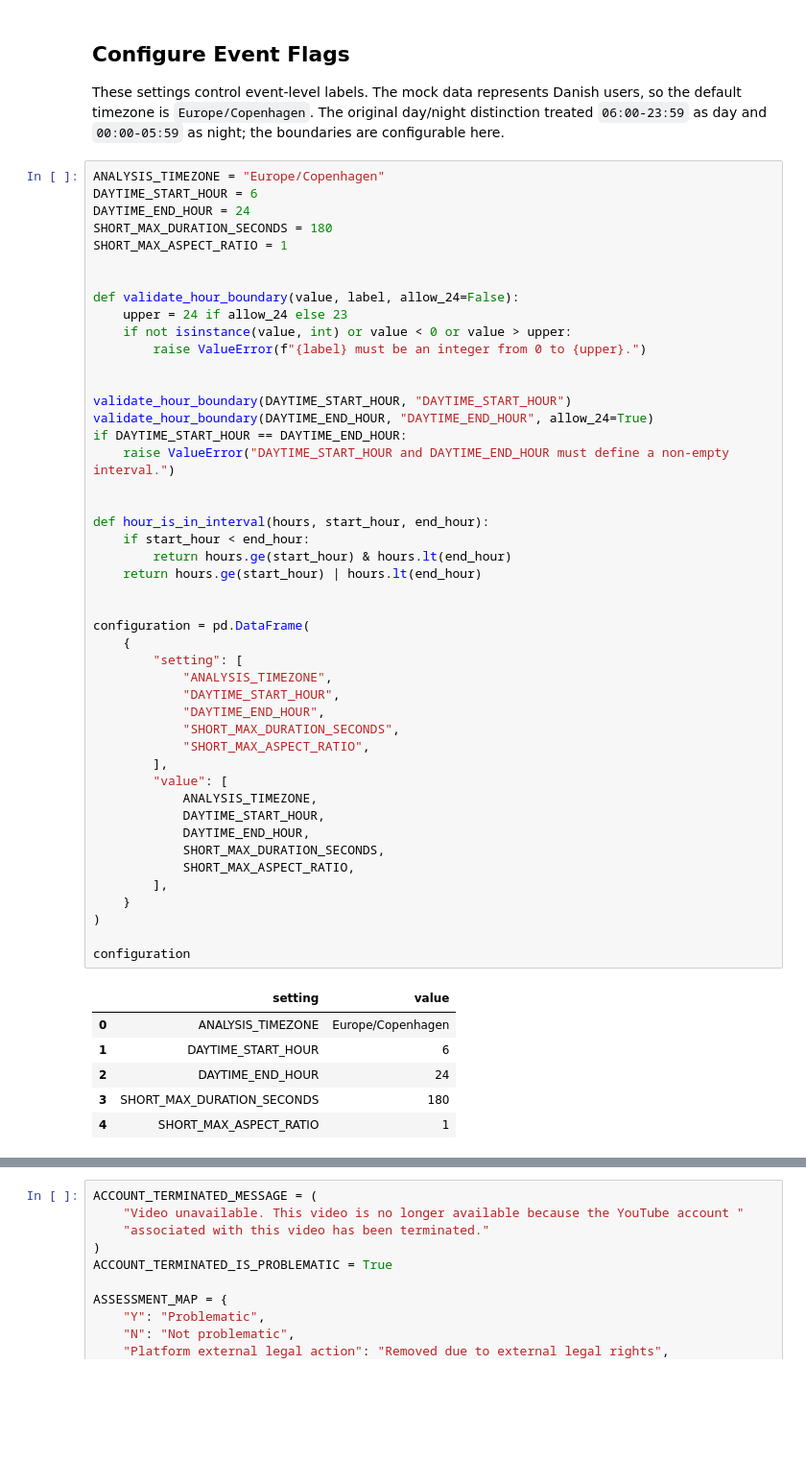
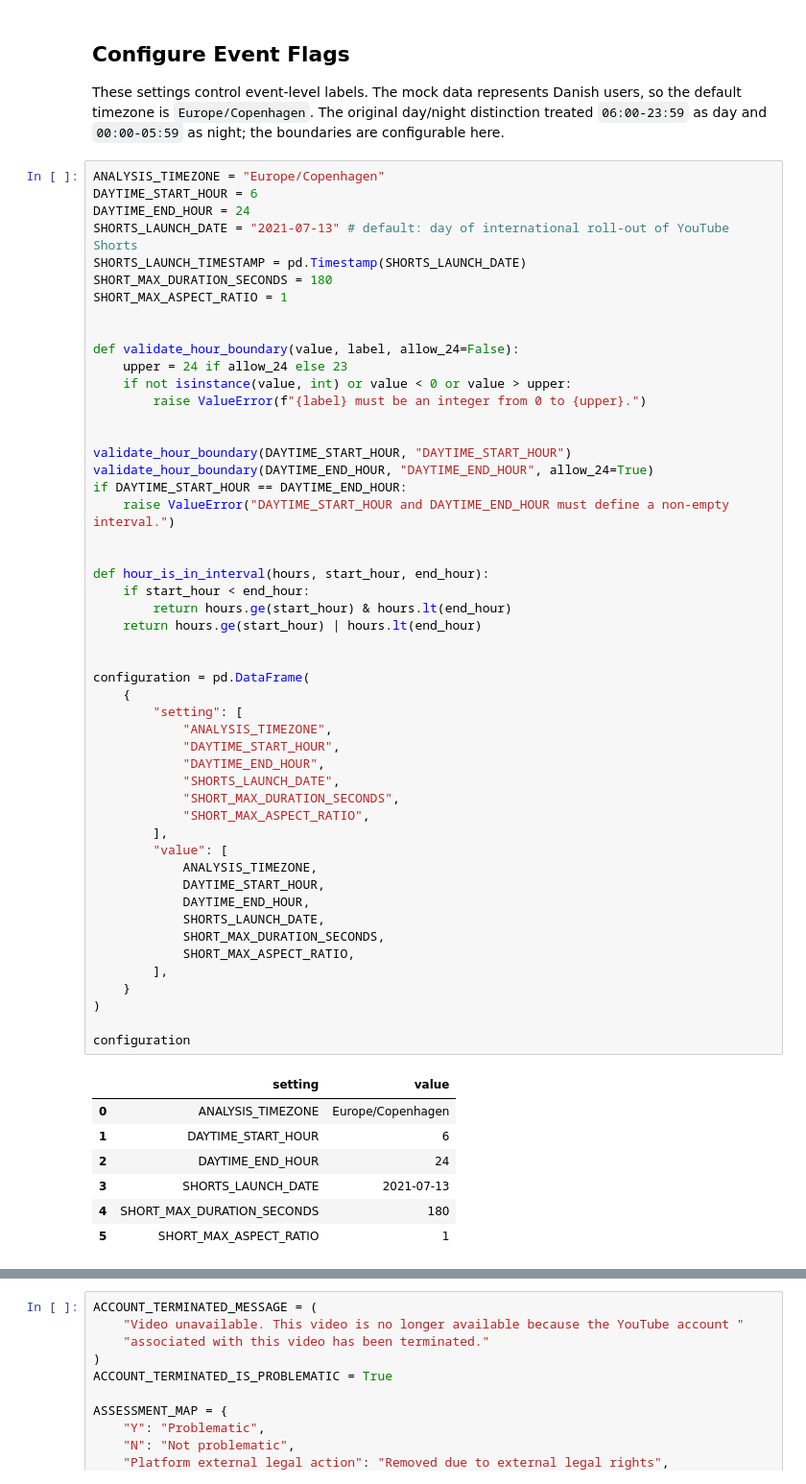
Before and after one commit to 2U2N/YouTube-donation-plus-dsa, a Jupyter notebook: scripts/04_link_watch_metadata.ipynb, the cells around one changed output, grey strips where cells are left out. Shown at 96% size. Saved outputs shown, nothing was run; the diff lists cells and outputs as text; blank space fills up the shorter version.

```diff
--- a/scripts/04_link_watch_metadata.ipynb
+++ b/scripts/04_link_watch_metadata.ipynb
@@ -79,6 +79,8 @@ These settings control event-level labels. The mock data represents Danish users
 ANALYSIS_TIMEZONE = "Europe/Copenhagen"
 DAYTIME_START_HOUR = 6
 DAYTIME_END_HOUR = 24
+SHORTS_LAUNCH_DATE = "2021-07-13" # default: day of international roll-out of YouTube Shorts
+SHORTS_LAUNCH_TIMESTAMP = pd.Timestamp(SHORTS_LAUNCH_DATE)
 SHORT_MAX_DURATION_SECONDS = 180
 SHORT_MAX_ASPECT_RATIO = 1
 
@@ -99,35 +101,38 @@ def hour_is_in_interval(hours, start_hour, end_hour):
     if start_hour < end_hour:
         return hours.ge(start_hour) & hours.lt(end_hour)
     return hours.ge(start_hour) | hours.lt(end_hour)
 
 
 configuration = pd.DataFrame(
     {
         "setting": [
             "ANALYSIS_TIMEZONE",
             "DAYTIME_START_HOUR",
             "DAYTIME_END_HOUR",
+            "SHORTS_LAUNCH_DATE",
             "SHORT_MAX_DURATION_SECONDS",
             "SHORT_MAX_ASPECT_RATIO",
         ],
         "value": [
             ANALYSIS_TIMEZONE,
             DAYTIME_START_HOUR,
             DAYTIME_END_HOUR,
+            SHORTS_LAUNCH_DATE,
             SHORT_MAX_DURATION_SECONDS,
             SHORT_MAX_ASPECT_RATIO,
         ],
     }
 )
 
 configuration
 # %% [output]
 |  | setting | value |
 | 0 | ANALYSIS_TIMEZONE | Europe/Copenhagen |
 | 1 | DAYTIME_START_HOUR | 6 |
 | 2 | DAYTIME_END_HOUR | 24 |
-| 3 | SHORT_MAX_DURATION_SECONDS | 180 |
-| 4 | SHORT_MAX_ASPECT_RATIO | 1 |
+| 3 | SHORTS_LAUNCH_DATE | 2021-07-13 |
+| 4 | SHORT_MAX_DURATION_SECONDS | 180 |
+| 5 | SHORT_MAX_ASPECT_RATIO | 1 |
 # %% [markdown]
 ## Configure Problematic-View Classification
 
```
Also changed, not shown: parts of 9 cells of this notebook, 26 other files.
